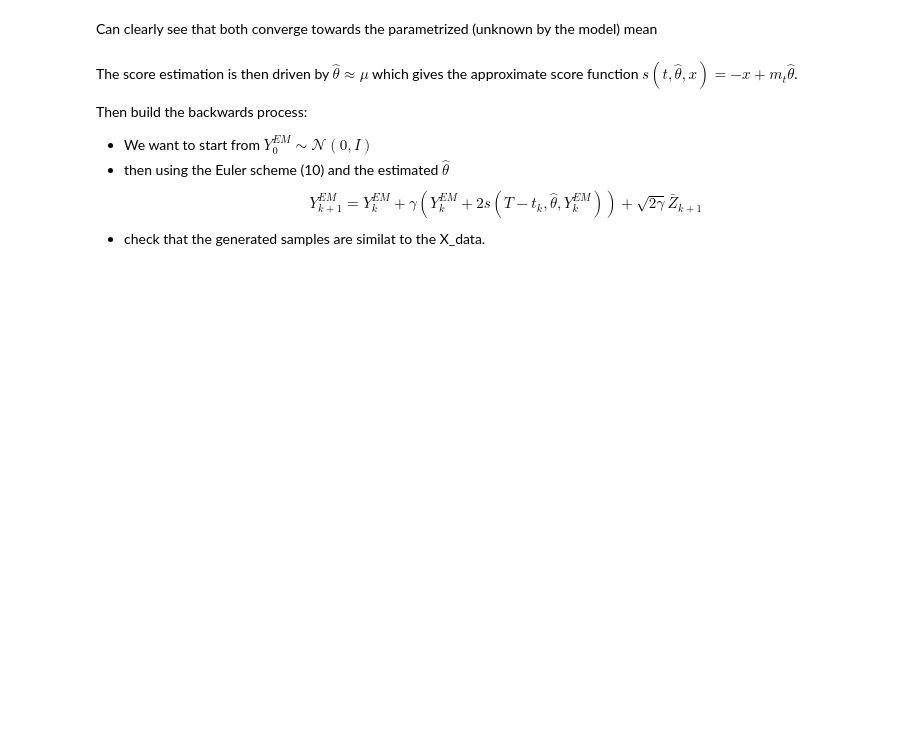
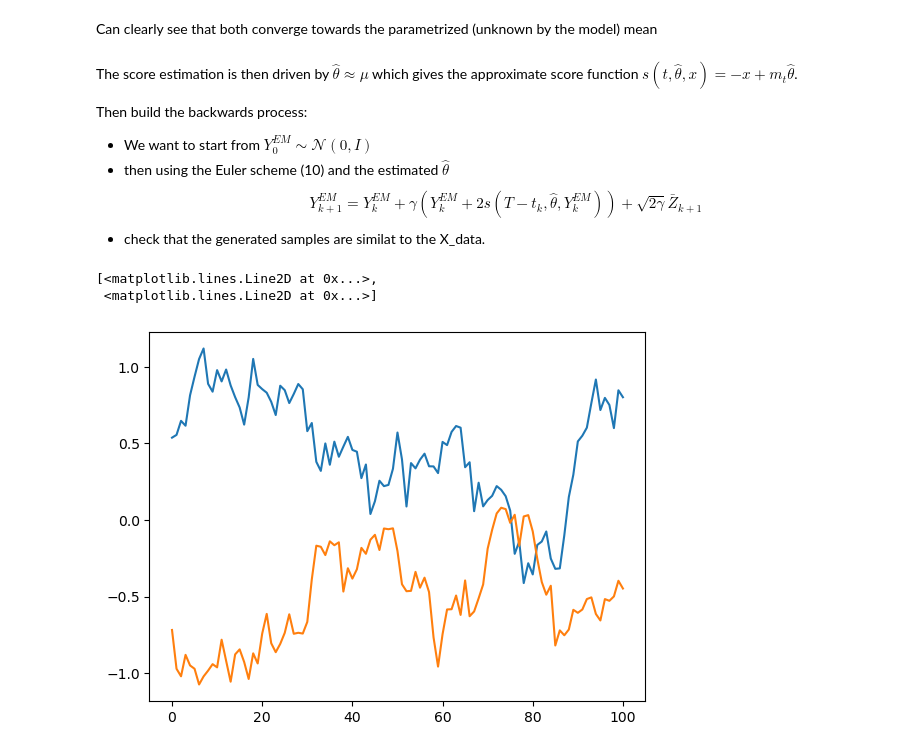
Before and after one commit to kylemcgillivray/Masters-Dissertation, a Jupyter notebook: understanding.ipynb, the cells around one changed output. Cells and saved outputs as stored; diff of their text form; code cells hidden in the pictures; blank space fills up the shorter version.

```diff
--- a/understanding.ipynb
+++ b/understanding.ipynb
@@ -186,3 +186,48 @@ Then build the backwards process:
 - then using the Euler scheme (10) and the estimated $\hat{\theta}$
 $$ Y_{k+1} ^{EM} =Y_{k} ^{EM} + \gamma(Y_{k} ^{EM} + 2s (T - t_k, \hat{\theta}, Y_{k} ^{EM})) + \sqrt{2 \gamma} \bar{Z}_{k+1} $$
 - check that the generated samples are similat to the X_data.
+# %%
+# initialise the prior§
+Y_0 = np.random.normal(0, 1, d)
+
+def euler_maruyama_approximation(Y_k, theta_hat, k, gamma, T):
+    '''
+    For constant gamma ,t_k = k*gamma.
+
+    Then T - t_k = T - (k* gamma)
+
+
+
+    '''
+
+    d = Y_k.shape[0]
+
+    s = -Y_k + np.exp( - (T - (k * gamma))) * theta_hat
+    increment = gamma * (Y_k  + 2 * s)
+    noise = np.sqrt(2 * gamma) * np.random.normal(0, 1, d)
+
+    k += 1
+
+    return Y_k + increment + noise, k
+
+
+def euler_maruyama_sample(theta_hat, gamma, T, d):
+    K_plus_1 = int(round(T/gamma))
+
+    Y_k = np.random.normal(0, 1, d)
+    trajectory = [Y_k]
+
+    for k in range(K_plus_1):
+        Y_k, _ = euler_maruyama_approximation(Y_k, theta_hat, k, gamma, T)
+        trajectory.append(Y_k)
+
+    return Y_k, trajectory
+# %%
+sample, path = euler_maruyama_sample(theta_hat=theta_hat, gamma=0.01, T = 1, d = 2)
+sample
+
+plt.plot(path)
+# %% [output]
+[<matplotlib.lines.Line2D at 0x...>,
+ <matplotlib.lines.Line2D at 0x...>]
+[figure, added]
```
Also changed, not shown: parts of 5 cells of this notebook.
